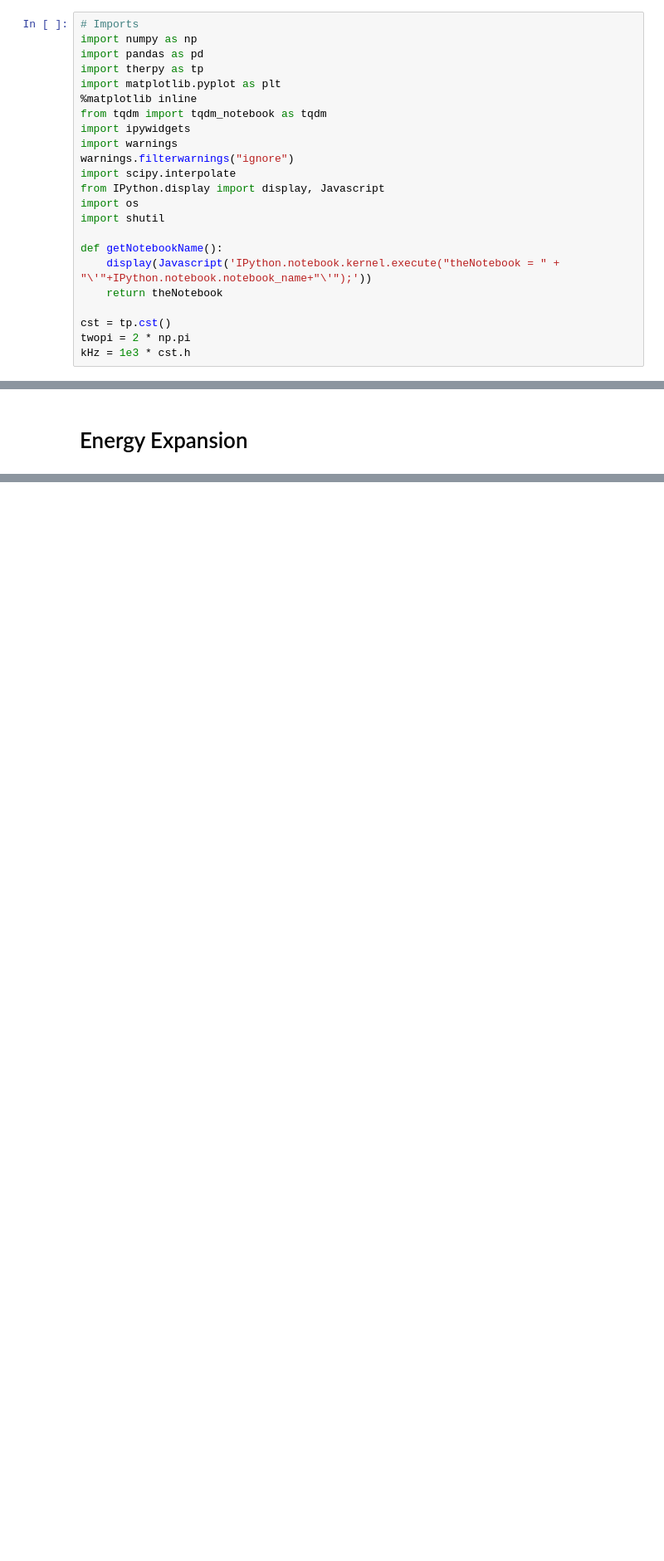
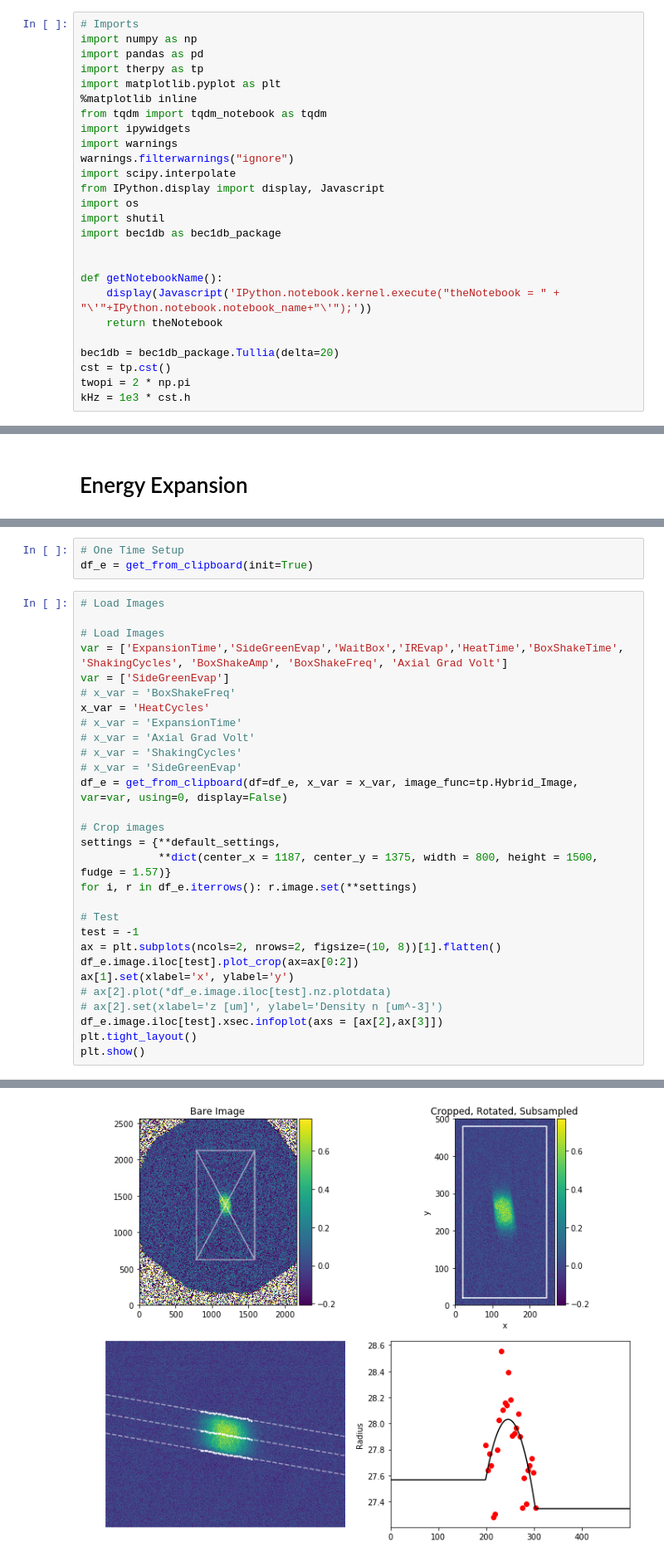
Before and after one commit to ranchop/QCalc, a Jupyter notebook: Box Shaking/Box Shaking Template - in progress - latest.ipynb, the cells around one changed output, grey strips where cells are left out. Shown at 83% size. Drawn from its saved outputs; the diff is of its cells as text; blank space fills up the shorter version.

```diff
--- a/Box Shaking/Box Shaking Template - in progress - latest.ipynb
+++ b/Box Shaking/Box Shaking Template - in progress - latest.ipynb
@@ -22,11 +22,14 @@ import scipy.interpolate
 from IPython.display import display, Javascript
 import os
 import shutil
+import bec1db as bec1db_package
+
 
 def getNotebookName():
     display(Javascript('IPython.notebook.kernel.execute("theNotebook = " + "\'"+IPython.notebook.notebook_name+"\'");'))
     return theNotebook
 
+bec1db = bec1db_package.Tullia(delta=20)
 cst = tp.cst()
 twopi = 2 * np.pi
 kHz = 1e3 * cst.h
@@ -1330,0 +1753,33 @@ plt.tight_layout()
+# %%
+# One Time Setup
+df_e = get_from_clipboard(init=True)
+# %%
+# Load Images
+
+# Load Images
+var = ['ExpansionTime','SideGreenEvap','WaitBox','IREvap','HeatTime','BoxShakeTime', 'ShakingCycles', 'BoxShakeAmp', 'BoxShakeFreq', 'Axial Grad Volt']
+var = ['SideGreenEvap']
+# x_var = 'BoxShakeFreq'
+x_var = 'HeatCycles'
+# x_var = 'ExpansionTime'
+# x_var = 'Axial Grad Volt'
+# x_var = 'ShakingCycles'
+# x_var = 'SideGreenEvap'
+df_e = get_from_clipboard(df=df_e, x_var = x_var, image_func=tp.Hybrid_Image, var=var, using=0, display=False)
+
+# Crop images
+settings = {**default_settings,
+            **dict(center_x = 1187, center_y = 1375, width = 800, height = 1500, fudge = 1.57)}
+for i, r in df_e.iterrows(): r.image.set(**settings)
+
+# Test
+test = -1
+ax = plt.subplots(ncols=2, nrows=2, figsize=(10, 8))[1].flatten()
+df_e.image.iloc[test].plot_crop(ax=ax[0:2])
+ax[1].set(xlabel='x', ylabel='y')
+# ax[2].plot(*df_e.image.iloc[test].nz.plotdata)
+# ax[2].set(xlabel='z [um]', ylabel='Density n [um^-3]')
+df_e.image.iloc[test].xsec.infoplot(axs = [ax[2],ax[3]])
+plt.tight_layout()
+plt.show()
+# %% [output]
@@ -1330,0 +1788 @@ plt.tight_layout()
+[figure, added]
```
Also changed, not shown: parts of 34 cells of this notebook.
